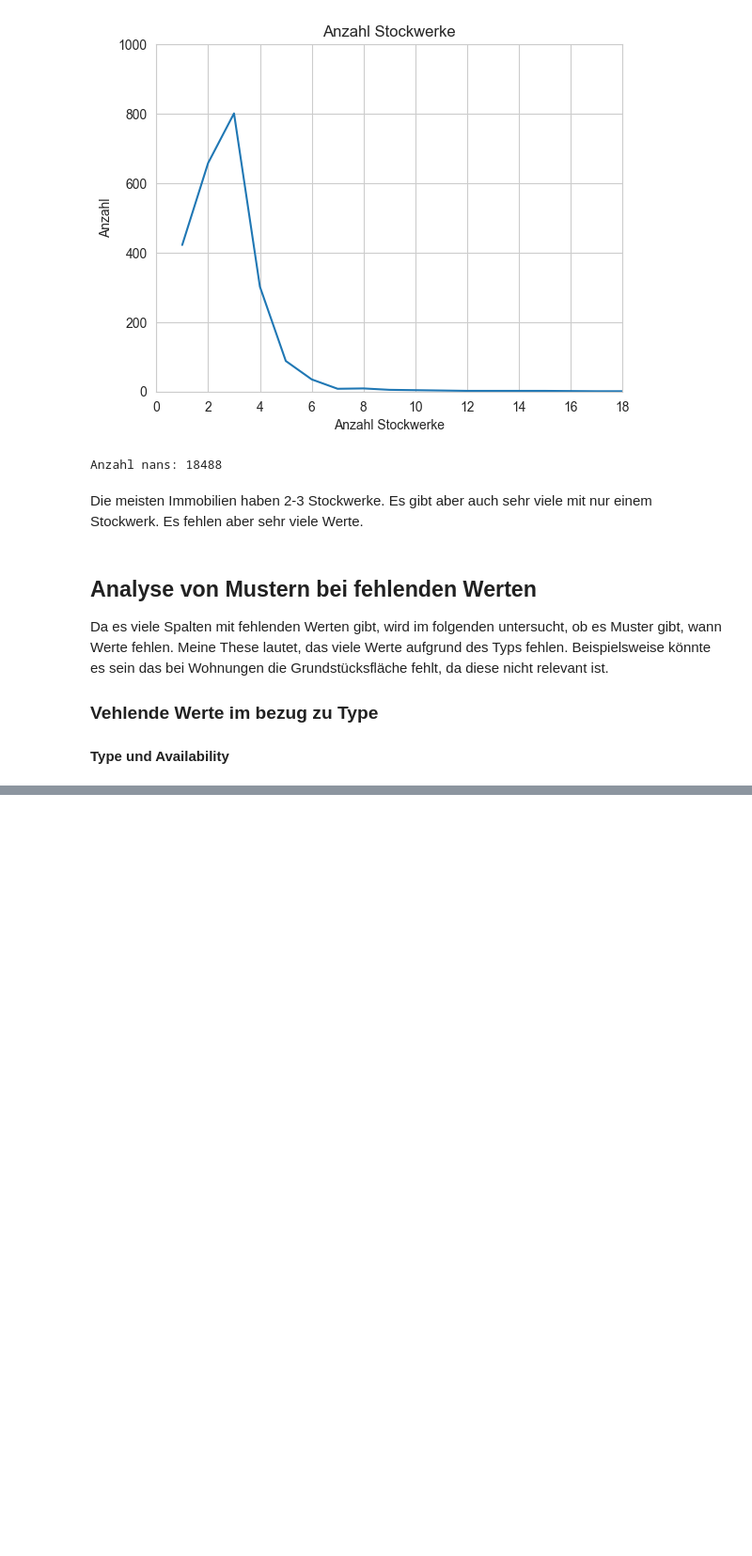
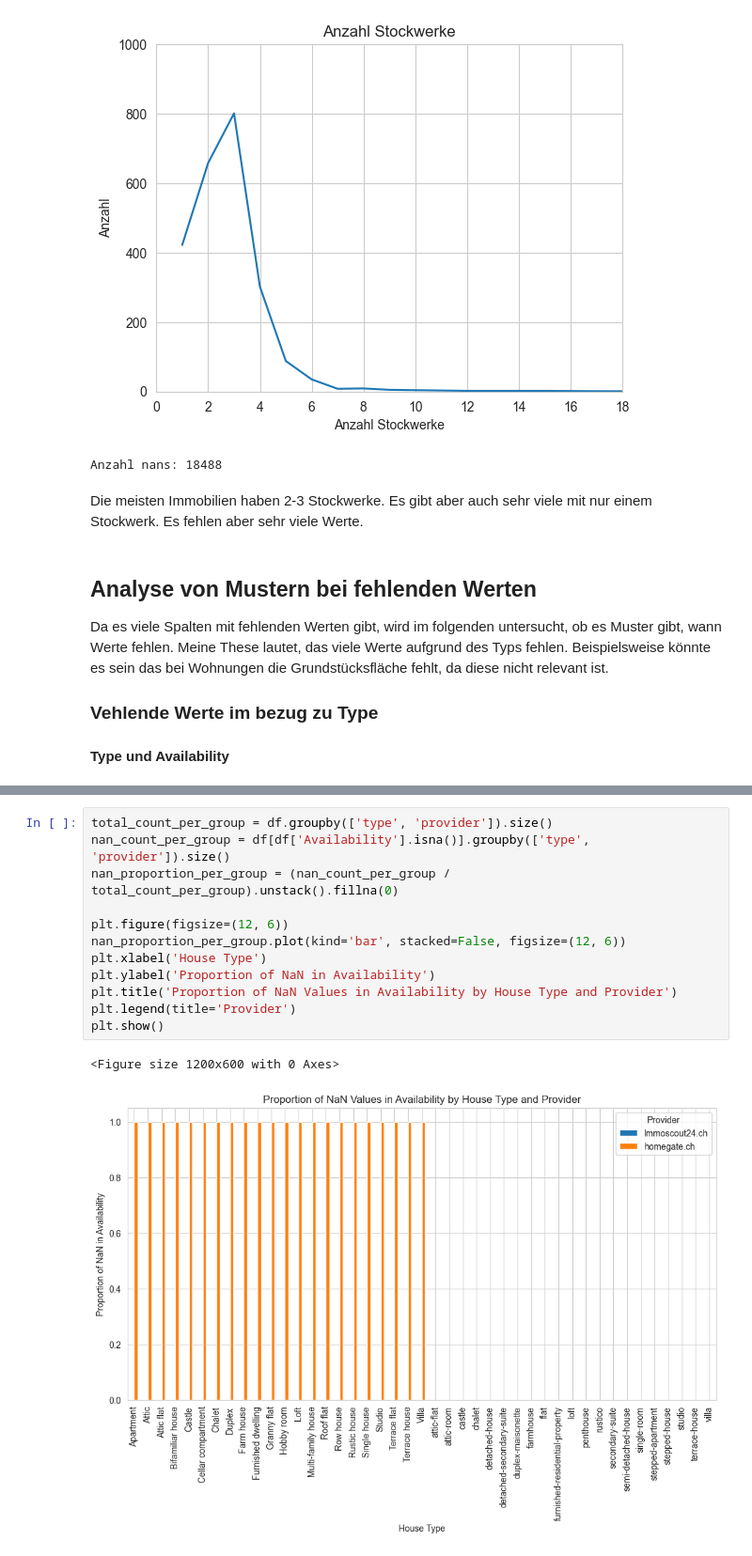
Before and after one commit to staldenhoefler/immo_challenge, a Jupyter notebook: notebooks/Verteilungsanalyse_dsa.ipynb, the cells around one changed output, grey strips where cells are left out. Shown at 94% size. Drawn from its saved outputs; the diff is of its cells as text; blank space fills up the shorter version.

```diff
--- a/notebooks/Verteilungsanalyse_dsa.ipynb
+++ b/notebooks/Verteilungsanalyse_dsa.ipynb
@@ -319,0 +336,15 @@ Da es viele Spalten mit fehlenden Werten gibt, wird im folgenden untersucht, ob
+# %%
+total_count_per_group = df.groupby(['type', 'provider']).size()
+nan_count_per_group = df[df['Availability'].isna()].groupby(['type', 'provider']).size()
+nan_proportion_per_group = (nan_count_per_group / total_count_per_group).unstack().fillna(0)
+
+plt.figure(figsize=(12, 6))
+nan_proportion_per_group.plot(kind='bar', stacked=False, figsize=(12, 6))
+plt.xlabel('House Type')
+plt.ylabel('Proportion of NaN in Availability')
+plt.title('Proportion of NaN Values in Availability by House Type and Provider')
+plt.legend(title='Provider')
+plt.show()
+# %% [output]
+<Figure size 1200x600 with 0 Axes>
+[figure, added]
```
Also changed, not shown: parts of 10 cells of this notebook, 3 other files.
